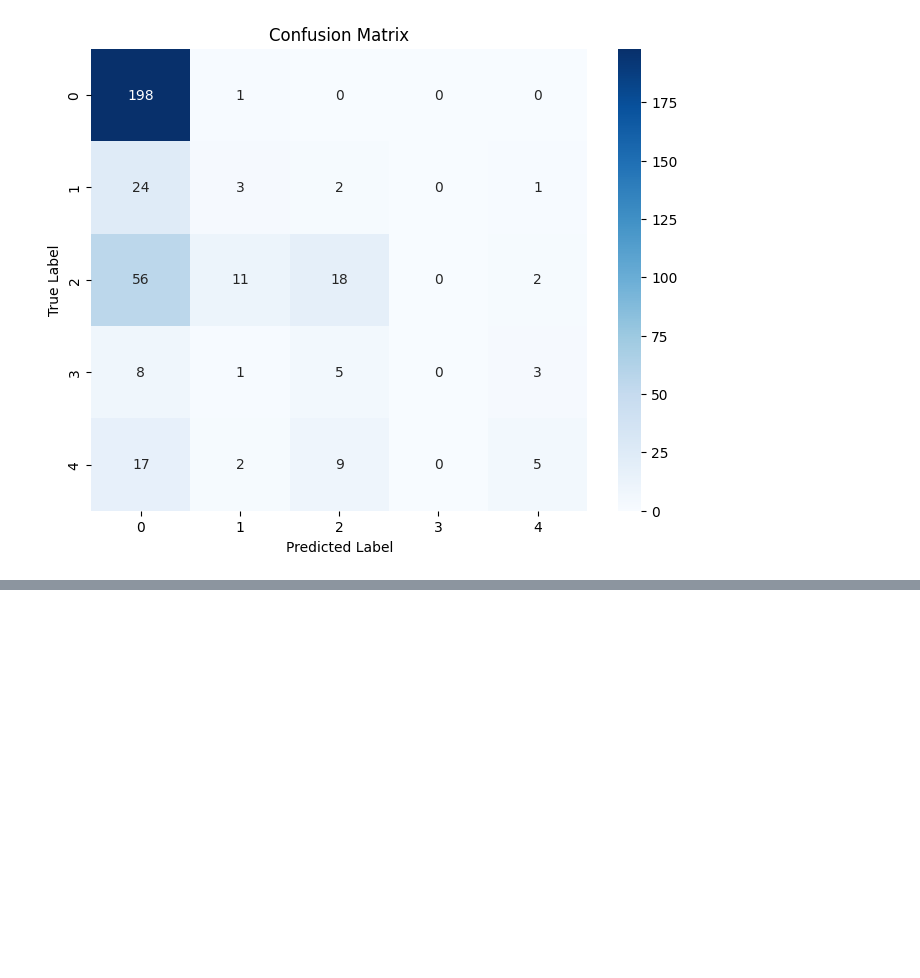
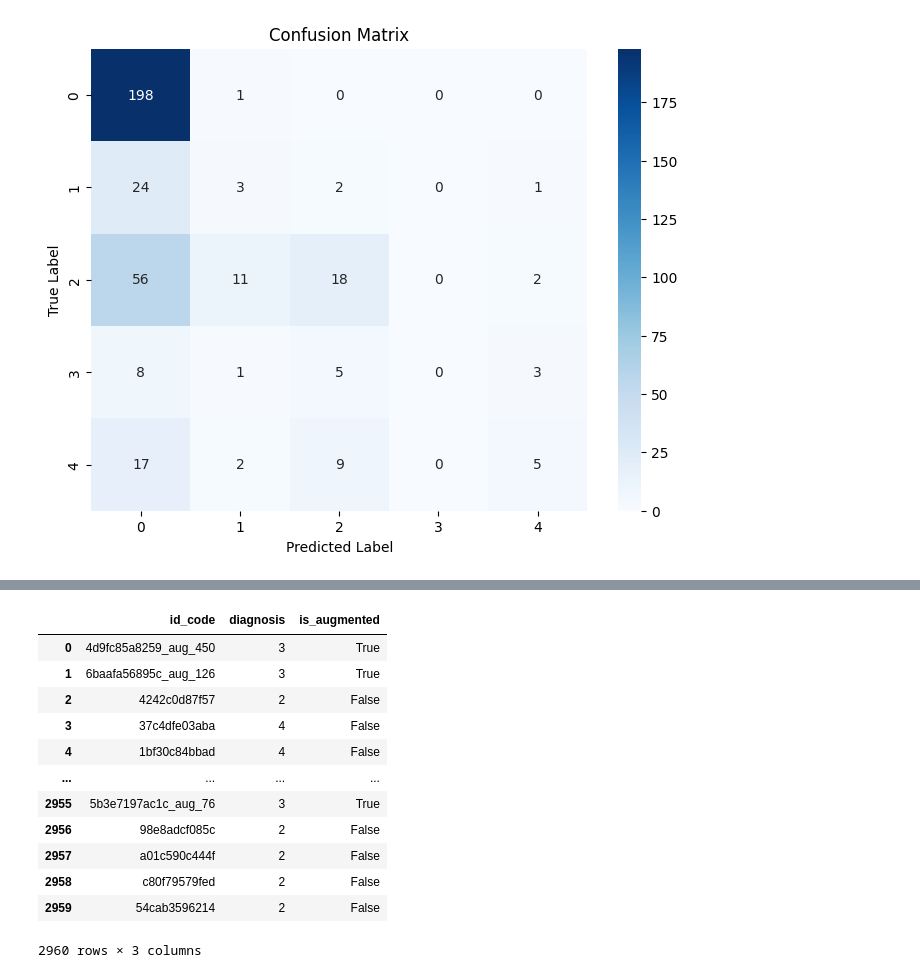
Before and after one commit to GeoNosX/Aptos-Project, a Jupyter notebook: InceptionV3_On_Percentage_Data_Augmentaton.ipynb, the cells around one changed output, grey strips where cells are left out. Drawn from its saved outputs; the diff is of its cells as text; code cells hidden in the pictures; blank space fills up the shorter version.

```diff
--- a/InceptionV3_On_Percentage_Data_Augmentaton.ipynb
+++ b/InceptionV3_On_Percentage_Data_Augmentaton.ipynb
@@ -944,0 +1088,45 @@ weighted avg       0.54      0.61      0.53       366
+# %%
+def get_combined_paths(balanced_df, original_dir, augmented_dir):
+    paths = []
+    labels = []
+
+    # Get absolute path for the augmented directory
+    abs_augmented_dir = Path(augmented_dir).resolve()
+
+    for _, row in balanced_df.iterrows():
+        # balanced_df['id_code'] contains filenames WITHOUT .png extension
+        if row['is_augmented']:
+            # Augmented files were saved as {id_code}_aug_X.png
+            path = abs_augmented_dir / f"{row['id_code']}.png"
+        else:
+            # Original files are {id_code}.png
+            path = Path(original_dir) / f"{row['id_code']}.png"
+        paths.append(str(path)) # Ensure it's a string
+        labels.append(row['diagnosis'])
+
+    return paths, labels
+
+# Load balanced dataset
+
+# balanced_df = pd.read_csv(f"{balanced_output_dir}/labels.csv")
+# paths, labels = get_combined_paths(balanced_df, train_dir, f"{balanced_output_dir}")
+
+percentage_train_set= "percent_train"
+balanced_df = pd.read_csv(f"{percentage_train_set}/labels.csv")
+paths, labels = get_combined_paths(balanced_df, unbalanced_data_path, f"{percentage_train_set}")
+# %%
+balanced_df
+# %% [output]
+|  | id_code | diagnosis | is_augmented |
+| 0 | 4d9fc85a8259_aug_450 | 3 | True |
+| 1 | 6baafa56895c_aug_126 | 3 | True |
+| 2 | 4242c0d87f57 | 2 | False |
+| 3 | 37c4dfe03aba | 4 | False |
+| 4 | 1bf30c84bbad | 4 | False |
+| ... | ... | ... | ... |
+| 2955 | 5b3e7197ac1c_aug_76 | 3 | True |
+| 2956 | 98e8adcf085c | 2 | False |
+| 2957 | a01c590c444f | 2 | False |
+| 2958 | c80f79579fed | 2 | False |
+| 2959 | 54cab3596214 | 2 | False |
+2960 rows × 3 columns
```
Also changed, not shown: parts of 23 cells of this notebook.
